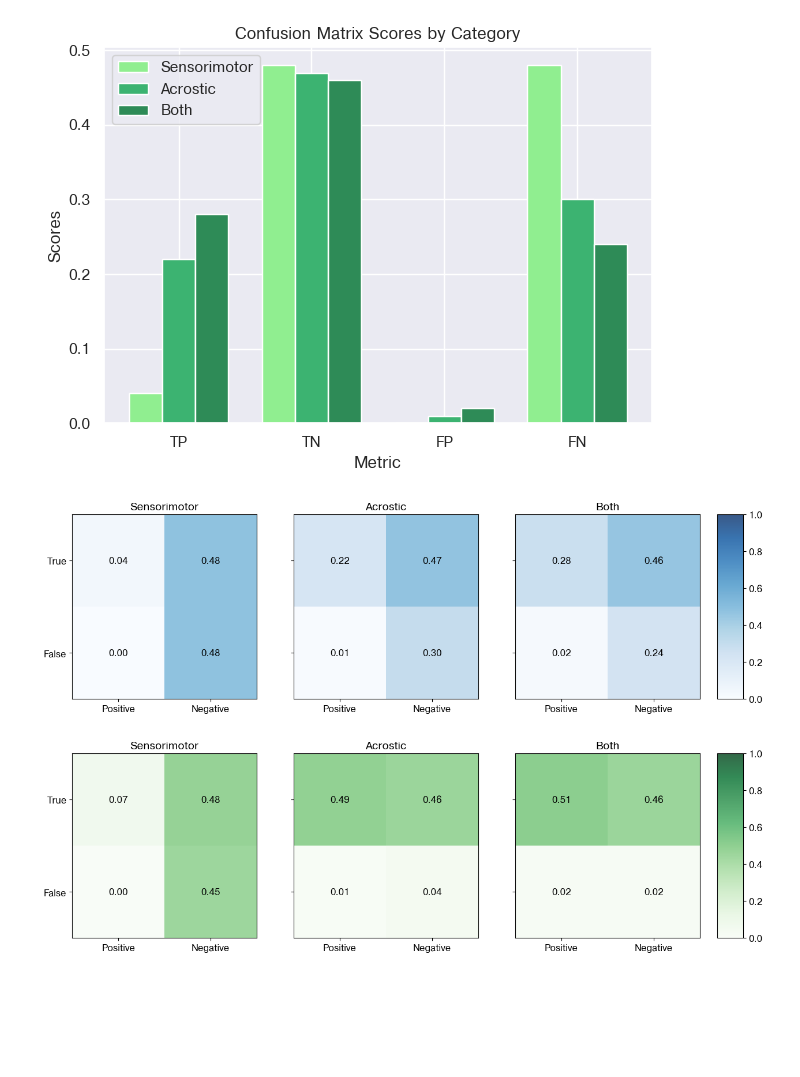
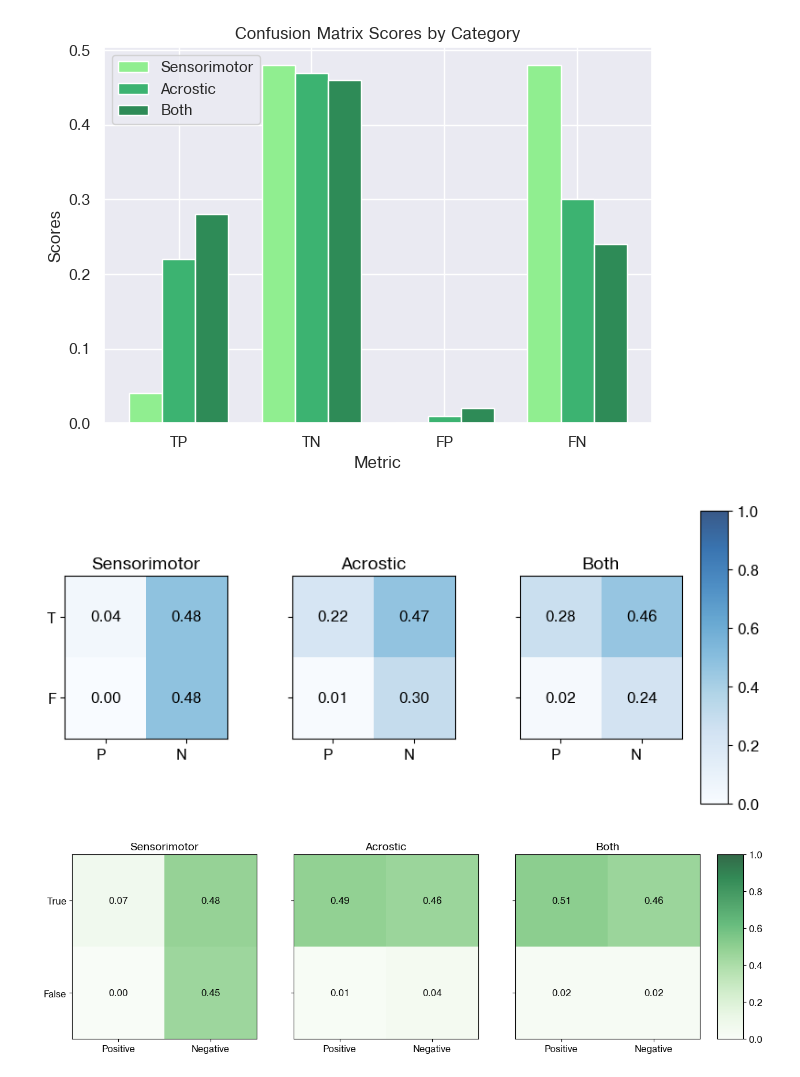
Before and after one commit to CommodoreEU/master-generation, a Jupyter notebook: notebook.ipynb, the cells around one changed output. Cells and saved outputs as stored; diff of their text form; code cells hidden in the pictures; blank space fills up the shorter version.

```diff
--- a/notebook.ipynb
+++ b/notebook.ipynb
@@ -930,7 +933,7 @@ prompts = [
 results = []
 
 
-for prompt in prompts[0:1]:
+for prompt in prompts[0:2]:
 #prompt = "What is the capital of France?"
     question = f'''<|im_start|>system
 You are a helpful assistant, who always provide explanation. Don't enumerate anwsers, talk for the user, write links or urls or use numbers.<|im_end|>
@@ -973,7 +976,7 @@ ASSISTANT:
     done = False
     reply_base = ""
     reply_current = ""
-    current_question = question2
+    current_question = question
     shared.new_sentence = False
     shared.start = 0
     shared.delta_senso = 0
@@ -998,7 +1001,7 @@ ASSISTANT:
     done = False
     reply_watermark = ""
     reply_current = ""
-    current_question = question2
+    current_question = question
     shared.new_sentence = False
     shared.start = 0
     shared.delta_senso = 0
@@ -1077,7 +1076,7 @@ def load_csv_to_list(filename):
     return data_list
 
 # Example usage
-filename = 'output_gen8.csv'
+filename = 'output_gen9.csv'
 results = load_csv_to_list(filename)
 
 for res in results:
@@ -1231,7 +1211,7 @@ You can see this in this chart here :
 
 
 # Specify the file name
-file_name = "output_score8.csv"
+file_name = "output_score9.csv"
 
 # Open the file in write mode with newline='' to ensure correct line endings
 with open(file_name, 'w', newline='') as csv_file:
@@ -1295,7 +1275,7 @@ def convert_to_list(string):
         return string  # Return the original string if conversion is not possible
 
 # Specify the file name
-file_name = "output_score7.csv"
+file_name = "output_score9.csv"
 # Open the file in read mode
 with open(file_name, 'r') as csv_file:
     # Create a CSV reader object
@@ -3173,8 +3153,8 @@ import matplotlib.pyplot as plt
 import numpy as np
 import matplotlib.colors as mcolors
 
-#plt.style.use('seaborn-whitegrid')
 plt.rcParams['font.family'] = 'Helvetica'
+
 # Updated data from the table
 categories = ['Sensorimotor', 'Acrostic', 'Both']
 data = np.array([
@@ -3182,7 +3162,8 @@ data = np.array([
     [0.22, 0.47, 0.01, 0.30],  # Acrostic
     [0.28, 0.46, 0.02, 0.24]   # Both
 ])
-# Create a lighter colormap from the 'Oranges' colormap
+
+# Create a lighter colormap from the 'Blues' colormap
 original_cmap = plt.cm.Blues
 amount = 0.2
 cmap_colors = original_cmap(np.arange(original_cmap.N))
@@ -3190,44 +3171,44 @@ lighter_colors = cmap_colors[:, :3] + (1.0 - cmap_colors[:, :3]) * amount
 lighter_cmap = mcolors.LinearSegmentedColormap.from_list('lighter_' + original_cmap.name, lighter_colors)
 
 # Create individual 2x2 matrices for each category
-fig, axes = plt.subplots(1, 3, figsize=(15, 5), sharex=True, sharey=True)  # Adjust figsize to better fit subplots
+fig, axes = plt.subplots(1, 3, figsize=(10, 5), sharex=True, sharey=True)  # Reduced figsize to better fit subplots
 
 # Set font sizes
 font_size = 12  # Larger font size for better readability
 plt.rc('font', size=font_size)  # controls default text sizes
 plt.rc('axes', titlesize=font_size+2)  # fontsize of the axes title
 plt.rc('axes', labelsize=font_size+2)  # fontsize of the x and y labels
 plt.rc('xtick', labelsize=font_size)  # fontsize of the tick labels
 plt.rc('ytick', labelsize=font_size)  # fontsize of the tick labels
 
 for idx, ax in enumerate(axes):
     # Reshape data[idx] into a 2x2 matrix
     matrix = data[idx].reshape(2, 2)
     im = ax.imshow(matrix, cmap=lighter_cmap, vmin=0, vmax=1)  # Ensure consistent color scaling
 
     # Setting axis titles and labels
     ax.set_title(categories[idx])
     ax.set_xticks([0, 1])
     ax.set_yticks([0, 1])
-    ax.set_xticklabels(['Positive', 'Negative'])
-    ax.set_yticklabels(['True', 'False'])
+    ax.set_xticklabels(['P', 'N'])#, rotation=0, ha='right')
+    ax.set_yticklabels(['T', 'F'])
 
     # Annotate the cells with the numeric data
     for i in range(2):
         for j in range(2):
             text = ax.text(j, i, f'{matrix[i, j]:.2f}', ha="center", va="center", color="black")
 
 # Adjust the position of the subplots to make room for the colorbar
-fig.subplots_adjust(right=0.85)
+fig.subplots_adjust(right=0.8, wspace=0.4)
 # Place the colorbar
-cbar_ax = fig.add_axes([0.87, 0.175, 0.03, 0.64])  # Adjusted the bottom and height parameters
+cbar_ax = fig.add_axes([0.82, 0.175, 0.03, 0.64])  # Adjusted the right and width parameters
 fig.colorbar(im, cax=cbar_ax)
 
 # Save and show the plot
 plt.savefig('matrix_translation.png', dpi=300, bbox_inches='tight')
 plt.show()
 # %% [output]
-[figure, old version]
+[figure, new version]
 # %%
 import matplotlib.pyplot as plt
 import numpy as np
```
Also changed, not shown: parts of 5 cells of this notebook, 16 other files.
